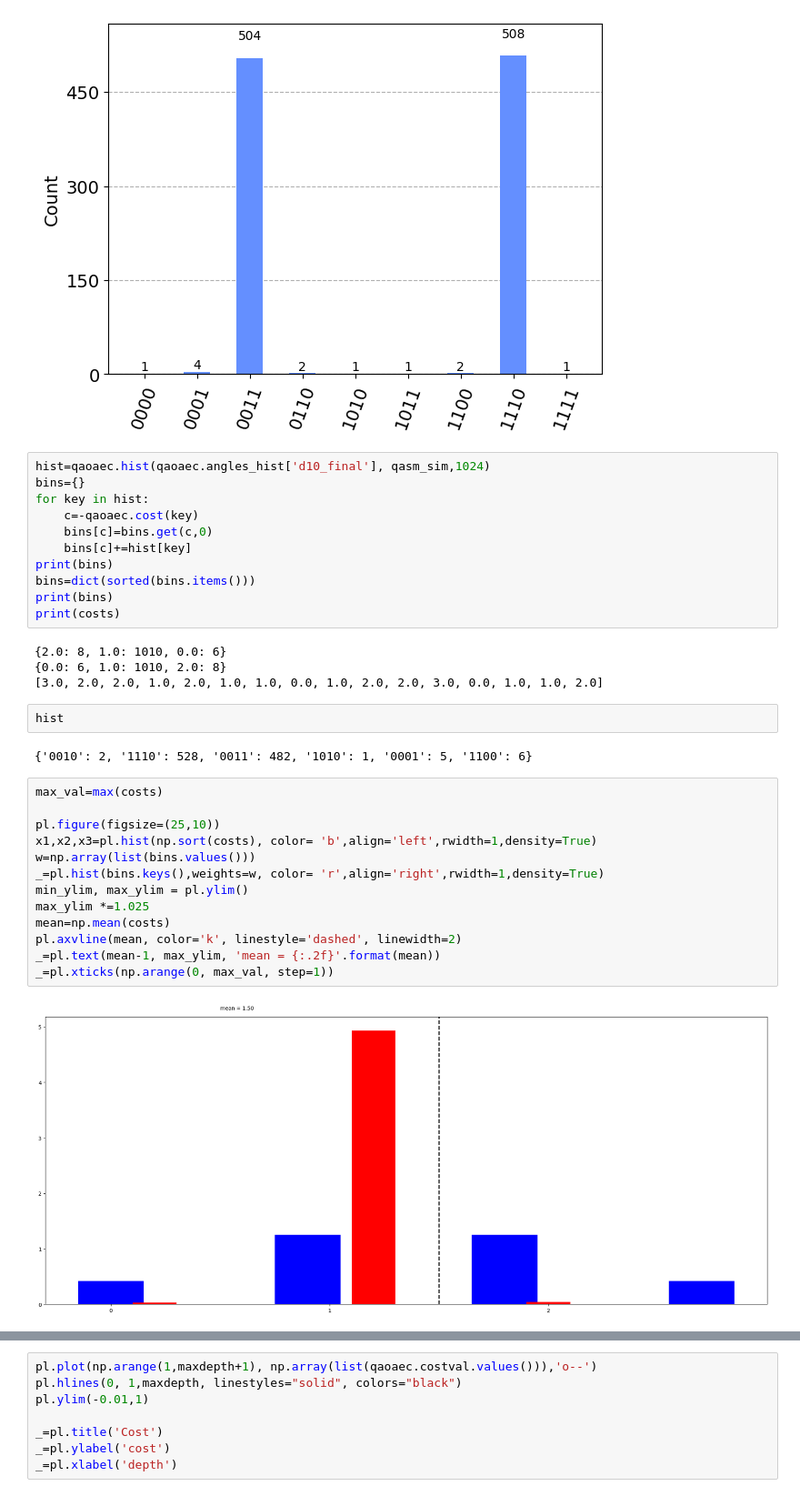
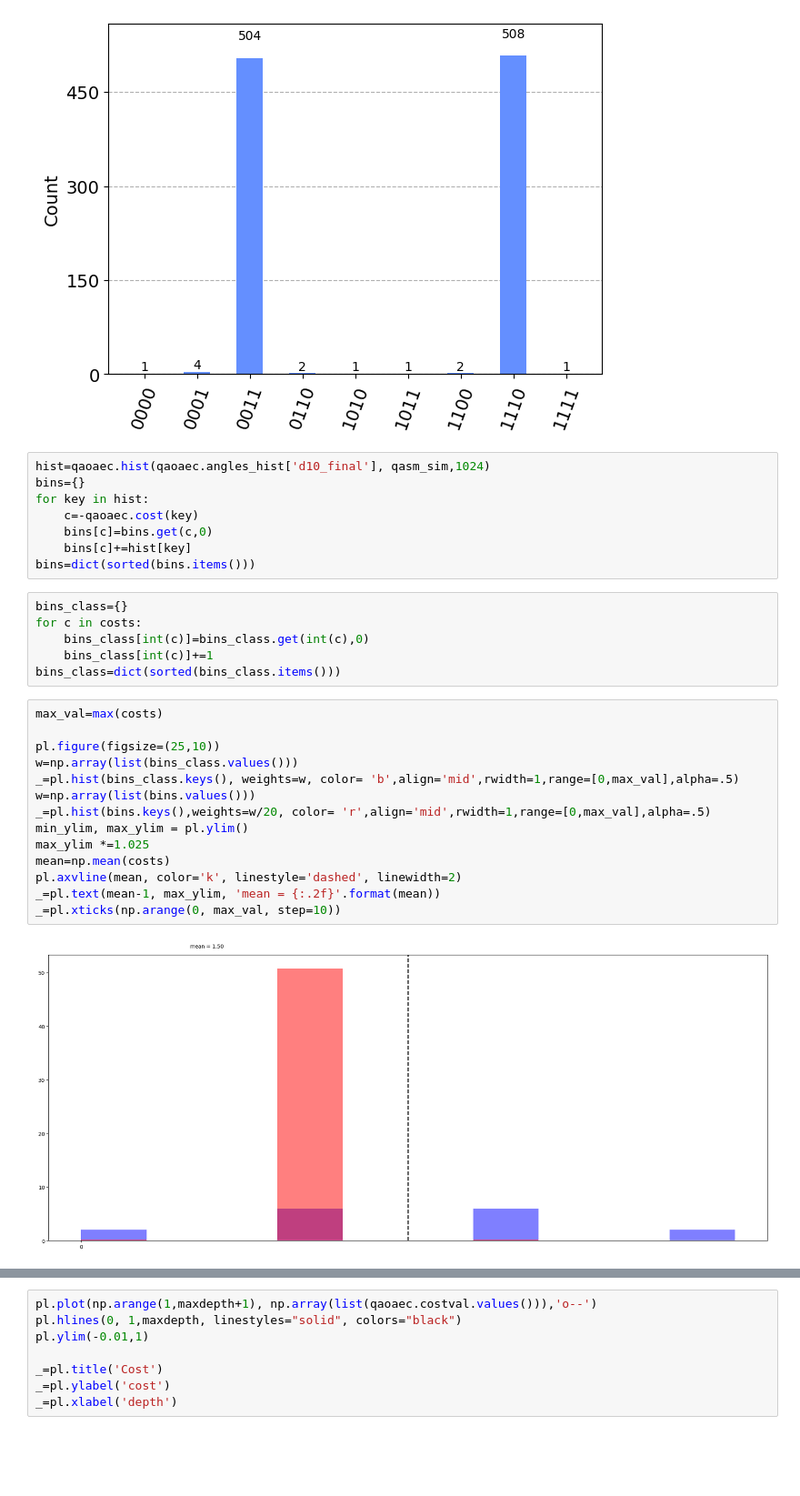
Before and after one commit to OpenQuantumComputing/optimization, a Jupyter notebook: ExactCover/ExactCover 4 2.ipynb, the cells around one changed output, grey strips where cells are left out. Shown: that part at 91% size. Saved outputs shown, nothing was run; the diff lists cells and outputs as text; blank space fills up the shorter version.

```diff
--- a/ExactCover/ExactCover 4 2.ipynb
+++ b/ExactCover/ExactCover 4 2.ipynb
@@ -122,30 +122,26 @@ for key in hist:
     c=-qaoaec.cost(key)
     bins[c]=bins.get(c,0)
     bins[c]+=hist[key]
-print(bins)
 bins=dict(sorted(bins.items()))
-print(bins)
-print(costs)
-# %% [output]
-{2.0: 8, 1.0: 1010, 0.0: 6}
-{0.0: 6, 1.0: 1010, 2.0: 8}
-[3.0, 2.0, 2.0, 1.0, 2.0, 1.0, 1.0, 0.0, 1.0, 2.0, 2.0, 3.0, 0.0, 1.0, 1.0, 2.0]
-# %%
-hist
-# %% [output]
-{'0010': 2, '1110': 528, '0011': 482, '1010': 1, '0001': 5, '1100': 6}
+# %%
+bins_class={}
+for c in costs:
+    bins_class[int(c)]=bins_class.get(int(c),0)
+    bins_class[int(c)]+=1
+bins_class=dict(sorted(bins_class.items()))
 # %%
 max_val=max(costs)
 
 pl.figure(figsize=(25,10))
-x1,x2,x3=pl.hist(np.sort(costs), color= 'b',align='left',rwidth=1,density=True)
+w=np.array(list(bins_class.values()))
+_=pl.hist(bins_class.keys(), weights=w, color= 'b',align='mid',rwidth=1,range=[0,max_val],alpha=.5)
 w=np.array(list(bins.values()))
-_=pl.hist(bins.keys(),weights=w, color= 'r',align='right',rwidth=1,density=True)
+_=pl.hist(bins.keys(),weights=w/20, color= 'r',align='mid',rwidth=1,range=[0,max_val],alpha=.5)
 min_ylim, max_ylim = pl.ylim()
 max_ylim *=1.025
 mean=np.mean(costs)
 pl.axvline(mean, color='k', linestyle='dashed', linewidth=2)
 _=pl.text(mean-1, max_ylim, 'mean = {:.2f}'.format(mean))
-_=pl.xticks(np.arange(0, max_val, step=1))
+_=pl.xticks(np.arange(0, max_val, step=10))
 # %% [output]
-[figure, old version]
+[figure, new version]
```
Also changed, not shown: parts of 1 cell of this notebook, 2 other files.
